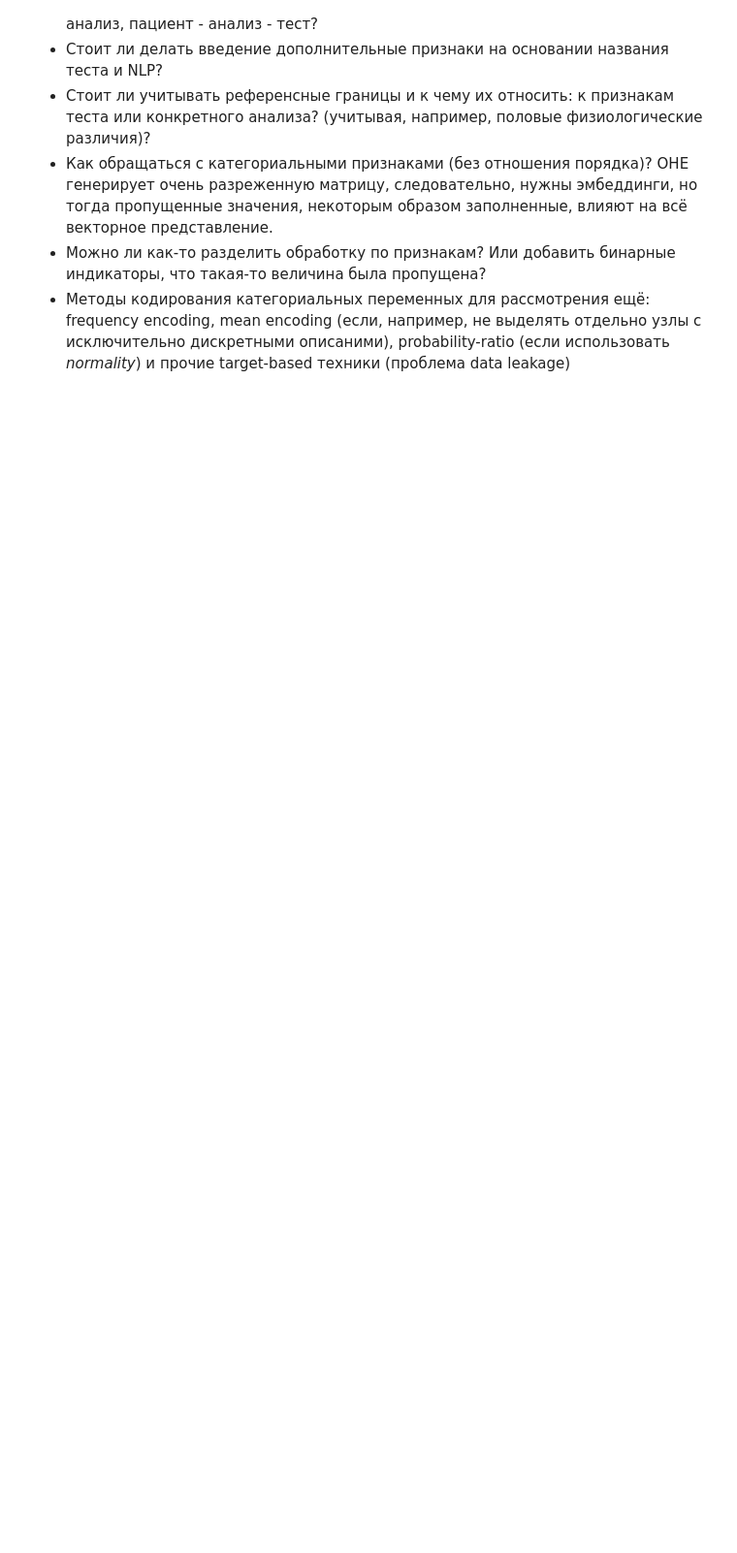
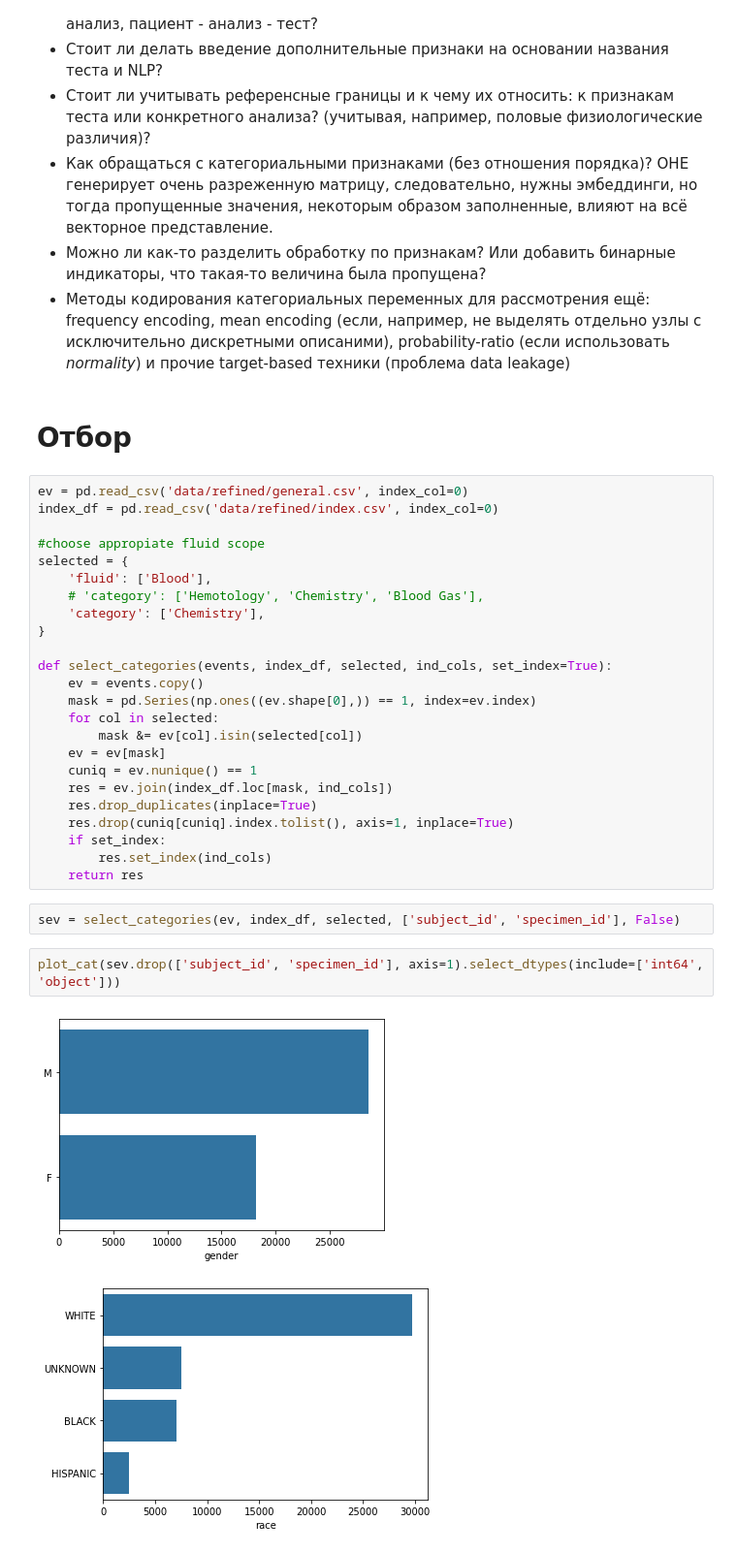
Before and after one commit to leostre/labevent, a Jupyter notebook: src/data_preparation.ipynb, the cells around one changed output. Shown at 97% size. Cells and saved outputs as stored; diff of their text form; blank space fills up the shorter version.

```diff
--- a/src/data_preparation.ipynb
+++ b/src/data_preparation.ipynb
@@ -505,3 +518,36 @@ tmp
 * Как обращаться с категориальными признаками (без отношения порядка)? OHE генерирует очень разреженную матрицу, следовательно, нужны эмбеддинги, но тогда пропущенные значения, некоторым образом заполненные, влияют на всё векторное представление.
 * Можно ли как-то разделить обработку по признакам? Или добавить бинарные индикаторы, что такая-то величина была пропущена?
 * Методы кодирования категориальных переменных для рассмотрения ещё: frequency encoding, mean encoding (если, например, не выделять отдельно узлы с исключительно дискретными описаними), probability-ratio (если использовать *normality*) и прочие target-based техники (проблема data leakage)
+# %% [markdown]
+# Отбор
+# %%
+ev = pd.read_csv('data/refined/general.csv', index_col=0)
+index_df = pd.read_csv('data/refined/index.csv', index_col=0)
+
+#choose appropiate fluid scope
+selected = {
+    'fluid': ['Blood'],
+    # 'category': ['Hemotology', 'Chemistry', 'Blood Gas'],
+    'category': ['Chemistry'],
+}
+
+def select_categories(events, index_df, selected, ind_cols, set_index=True):
+    ev = events.copy()
+    mask = pd.Series(np.ones((ev.shape[0],)) == 1, index=ev.index)
+    for col in selected:
+        mask &= ev[col].isin(selected[col])
+    ev = ev[mask]
+    cuniq = ev.nunique() == 1
+    res = ev.join(index_df.loc[mask, ind_cols])
+    res.drop_duplicates(inplace=True)
+    res.drop(cuniq[cuniq].index.tolist(), axis=1, inplace=True)
+    if set_index:
+        res.set_index(ind_cols)
+    return res
+# %%
+sev = select_categories(ev, index_df, selected, ['subject_id', 'specimen_id'], False)
+# %%
+plot_cat(sev.drop(['subject_id', 'specimen_id'], axis=1).select_dtypes(include=['int64', 'object']))
+# %% [output]
+[figure, added]
+[figure, added]
```
Also changed, not shown: parts of 16 cells of this notebook.
